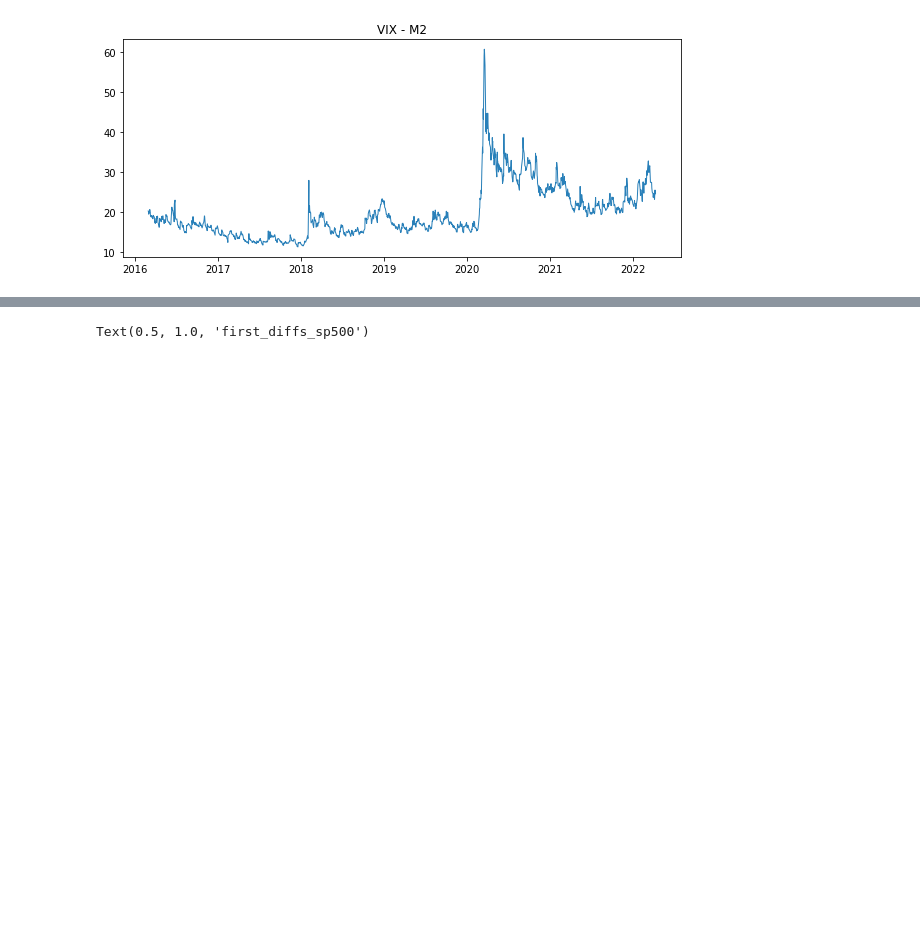
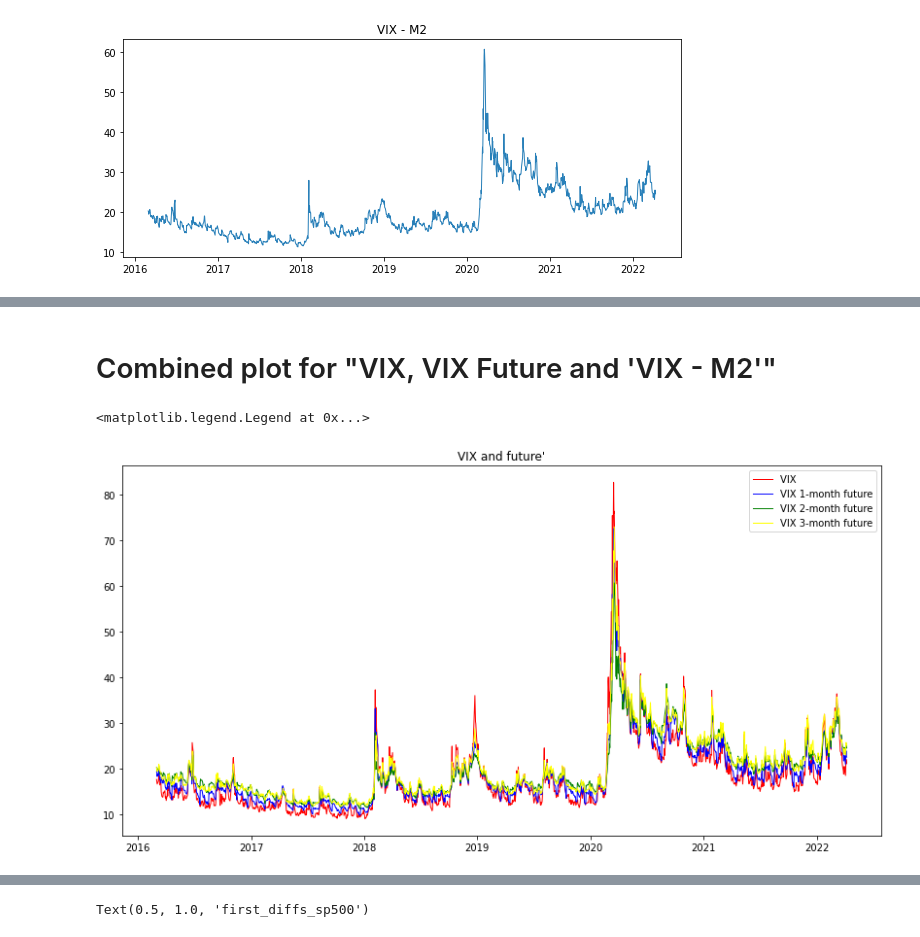
Before and after one commit to polarabbit/booksbot, a Jupyter notebook: vix_capstone.ipynb, the cells around one changed output, grey strips where cells are left out. Drawn from its saved outputs; the diff is of its cells as text; code cells hidden in the pictures; blank space fills up the shorter version.

```diff
--- a/vix_capstone.ipynb
+++ b/vix_capstone.ipynb
@@ -82,0 +174,13 @@ Text(0.5, 1.0, 'VIX - M2')
+# %% [markdown]
+# Combined plot for "VIX, VIX Future and 'VIX - M2'"
+# %%
+plt.figure(figsize =(14,7))
+plt.plot(vix_df['VIX'], color = 'red', linewidth = 1, label = 'VIX ')
+plt.plot(vix_df['M1'], color = 'blue', linewidth = 1, label = 'VIX 1-month future')
+plt.plot(vix_df['M2'], color = 'green', linewidth = 1, label = 'VIX 2-month future')
+plt.plot(vix_df['VIX3M'], color = 'yellow', linewidth = 1, label = 'VIX 3-month future')
+plt.title("VIX and future'")
+plt.legend()
+# %% [output]
+<matplotlib.legend.Legend at 0x...>
+[figure, added]
```
Also changed, not shown: parts of 192 cells of this notebook.
